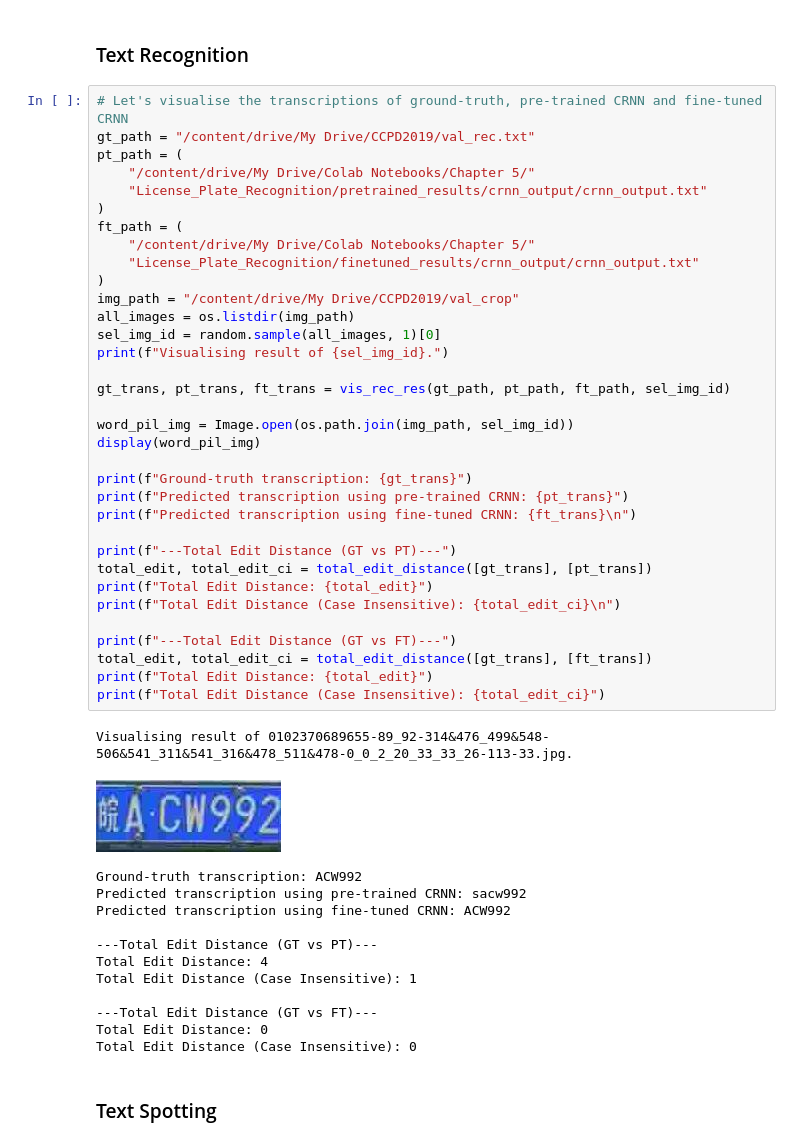
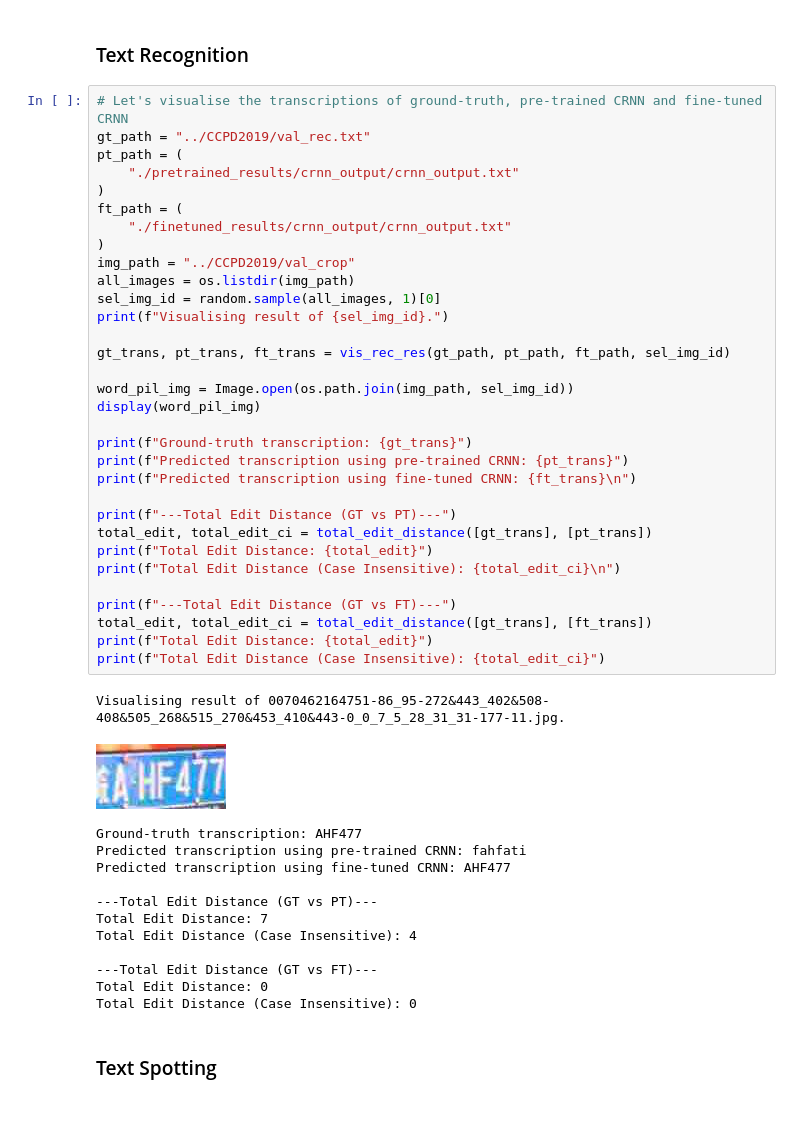
Before and after one commit to chunchet-ng/paddleocr_lpr, a Jupyter notebook: License_Plate_Recognition/EAST_CRNN_LPR.ipynb, the cells around one changed output. Cells and saved outputs as stored; diff of their text form; blank space fills up the shorter version.

```diff
--- a/License_Plate_Recognition/EAST_CRNN_LPR.ipynb
+++ b/License_Plate_Recognition/EAST_CRNN_LPR.ipynb
@@ -1308,48 +1199,46 @@ MATCHED GT 0 and MATCHED PRED 0 IoU: 0.63
 ### Text Recognition
 # %%
 # Let's visualise the transcriptions of ground-truth, pre-trained CRNN and fine-tuned CRNN
-gt_path = "/content/drive/My Drive/CCPD2019/val_rec.txt"
+gt_path = "../CCPD2019/val_rec.txt"
 pt_path = (
-    "/content/drive/My Drive/Colab Notebooks/Chapter 5/"
-    "License_Plate_Recognition/pretrained_results/crnn_output/crnn_output.txt"
+    "./pretrained_results/crnn_output/crnn_output.txt"
 )
 ft_path = (
-    "/content/drive/My Drive/Colab Notebooks/Chapter 5/"
-    "License_Plate_Recognition/finetuned_results/crnn_output/crnn_output.txt"
+    "./finetuned_results/crnn_output/crnn_output.txt"
 )
-img_path = "/content/drive/My Drive/CCPD2019/val_crop"
+img_path = "../CCPD2019/val_crop"
 all_images = os.listdir(img_path)
 sel_img_id = random.sample(all_images, 1)[0]
 print(f"Visualising result of {sel_img_id}.")
 
 gt_trans, pt_trans, ft_trans = vis_rec_res(gt_path, pt_path, ft_path, sel_img_id)
 
 word_pil_img = Image.open(os.path.join(img_path, sel_img_id))
 display(word_pil_img)
 
 print(f"Ground-truth transcription: {gt_trans}")
 print(f"Predicted transcription using pre-trained CRNN: {pt_trans}")
 print(f"Predicted transcription using fine-tuned CRNN: {ft_trans}\n")
 
 print(f"---Total Edit Distance (GT vs PT)---")
 total_edit, total_edit_ci = total_edit_distance([gt_trans], [pt_trans])
 print(f"Total Edit Distance: {total_edit}")
 print(f"Total Edit Distance (Case Insensitive): {total_edit_ci}\n")
 
 print(f"---Total Edit Distance (GT vs FT)---")
 total_edit, total_edit_ci = total_edit_distance([gt_trans], [ft_trans])
 print(f"Total Edit Distance: {total_edit}")
 print(f"Total Edit Distance (Case Insensitive): {total_edit_ci}")
 # %% [output]
-Visualising result of 0102370689655-89_92-314&476_499&548-506&541_311&541_316&478_511&478-0_0_2_20_33_33_26-113-33.jpg.
+Visualising result of 0070462164751-86_95-272&443_402&508-408&505_268&515_270&453_410&443-0_0_7_5_28_31_31-177-11.jpg.
-[figure, old version]
+[figure, new version]
-Ground-truth transcription: ACW992
-Predicted transcription using pre-trained CRNN: sacw992
-Predicted transcription using fine-tuned CRNN: ACW992
+Ground-truth transcription: AHF477
+Predicted transcription using pre-trained CRNN: fahfati
+Predicted transcription using fine-tuned CRNN: AHF477
 
 ---Total Edit Distance (GT vs PT)---
-Total Edit Distance: 4
-Total Edit Distance (Case Insensitive): 1
+Total Edit Distance: 7
+Total Edit Distance (Case Insensitive): 4
 
 ---Total Edit Distance (GT vs FT)---
 Total Edit Distance: 0
```
Also changed, not shown: parts of 27 cells of this notebook, 13 other files.
